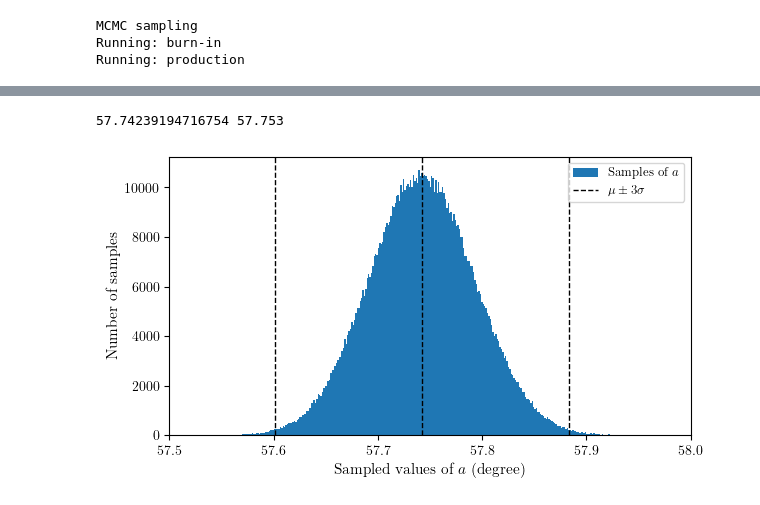
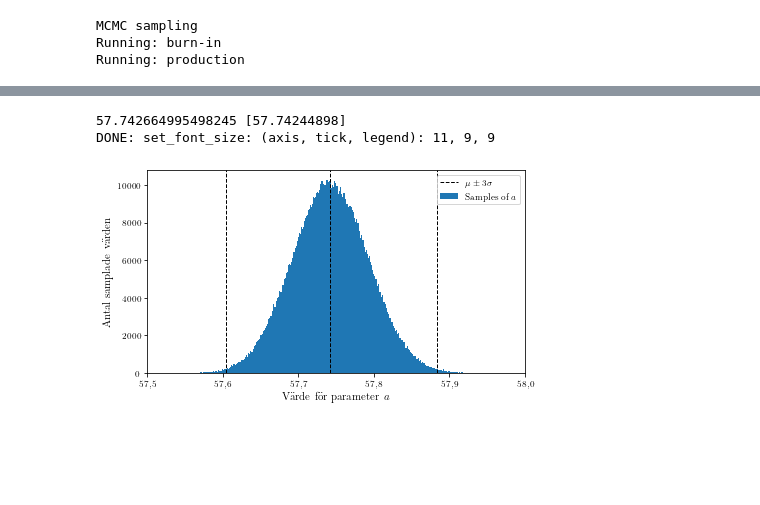
Before and after one commit to GottfridOlsson/Latitude-Measurements, a Jupyter notebook: bayesian_analysis.ipynb, the cells around one changed output, grey strips where cells are left out. Drawn from its saved outputs; the diff is of its cells as text; code cells hidden in the pictures; blank space fills up the shorter version.

```diff
--- a/bayesian_analysis.ipynb
+++ b/bayesian_analysis.ipynb
@@ -65,10 +66,11 @@ d_min, d_max = -190, 190 # d is number of days in shift
 c_mu, c_sigma = 365.25, 1.0 # c is number of days in a year
 d_mu, d_sigma = 11.0, 2.0 # d is number of days in shift
 
+day = day - np.ones_like(day) - 365
 # Check that raw data looks good
 plt.title("Raw data")
 plt.errorbar(day, measured_data, yerr=sigma, color='r', marker='o', linestyle='')
-plt.xlabel("Day $x$ from 2021-01-01")
+plt.xlabel("Day $x$ from 2022-01-01") #changed to 2022
 plt.ylabel("Measured angle $\\alpha$ (deg)")
 plt.grid()
 # %% [output]
@@ -144,10 +146,10 @@ def run_MCMC(starting_position_walkers, number_of_walkers, number_of_dimensions,
 # Preparations to run MCMC #
 
 data = [day, measured_data, sigma]
-initial_theta = np.array([57.7, 23.5, 365.25, 10]) #initial parameter guess to help MCMC be faster
+initial_theta = np.array([57.7, 23.4, 365.25, 10]) #initial parameter guess to help MCMC be faster
 
 number_of_walkers = 10
-number_of_burn_in_steps = 1500
+number_of_burn_in_steps = 1000
 number_of_production_steps = 100000
 number_of_dimensions = len(initial_theta)
 MCMC_filename = f"MCMC_walkers{number_of_walkers}_burninsteps{number_of_burn_in_steps}_productionsteps{number_of_production_steps}"
@@ -239,32 +244,33 @@ for i in range(number_of_dimensions):
     theta_MAP_plus_five_sigma.append(np.percentile(flat_samples[:,i], [99.9999426696856]))
     theta_MAP_minus_five_sigma.append(np.percentile(flat_samples[:,i], [100-99.9999426696856]))
 
-    string = "theta[%.0d]: %.3f (+%.3f \\\\ -%.3f) (+%.3f \\\\ -%.3f) (+%.3f \\\\ -%.3f) (+%.3f \\\\ -%.3f) (+%.3f \\\\ -%.3f)" % (i, theta_MAP[i], theta_MAP_plus_one_sigma[i]-theta_MAP[i], theta_MAP[i]-theta_MAP_minus_one_sigma[i], theta_MAP_plus_two_sigma[i]-theta_MAP[i], theta_MAP[i]-theta_MAP_minus_two_sigma[i], theta_MAP_plus_three_sigma[i]-theta_MAP[i], theta_MAP[i]-theta_MAP_minus_three_sigma[i], theta_MAP_plus_four_sigma[i]-theta_MAP[i], theta_MAP[i]-theta_MAP_minus_four_sigma[i], theta_MAP_plus_five_sigma[i]-theta_MAP[i], theta_MAP[i]-theta_MAP_minus_five_sigma[i])
+    string = "theta[%.0d]: \\num{%.3f}$ & $\\substack{+\\num{%.3f} \\\\ -\\num{%.3f}}$ & $\\substack{+\\num{%.3f} \\\\ -\\num{%.3f}}$ & $\\substack{+\\num{%.3f} \\\\ -\\num{%.3f}}$ & $\\substack{+\\num{%.3f} \\\\ -\\num{%.3f}}$ & $\\substack{+\\num{%.3f} \\\\ -\\num{%.3f}}$" % (i, theta_MAP[i], theta_MAP_plus_one_sigma[i]-theta_MAP[i], theta_MAP[i]-theta_MAP_minus_one_sigma[i], theta_MAP_plus_two_sigma[i]-theta_MAP[i], theta_MAP[i]-theta_MAP_minus_two_sigma[i], theta_MAP_plus_three_sigma[i]-theta_MAP[i], theta_MAP[i]-theta_MAP_minus_three_sigma[i], theta_MAP_plus_four_sigma[i]-theta_MAP[i], theta_MAP[i]-theta_MAP_minus_four_sigma[i], theta_MAP_plus_five_sigma[i]-theta_MAP[i], theta_MAP[i]-theta_MAP_minus_five_sigma[i])
     print(string)
 
 
 
 
-theta_MAP = [57.753, 23.495, 372.715, 22.830]
-days_linspace = np.linspace(365, 2*365)
+#theta_MAP = [57.753, 23.495, 372.715, 22.830]
+days_linspace = np.linspace(0, 365)
 fitted_curve_theta_MAP = calculate_fitted_curve(theta_MAP, days_linspace)
 fitted_curve_theta_MAP_plus_one_sigma  = calculate_fitted_curve(theta_MAP_plus_one_sigma, days_linspace)
 fitted_curve_theta_MAP_minus_one_sigma = calculate_fitted_curve(theta_MAP_minus_one_sigma, days_linspace)
 fitted_curve_theta_MAP_plus_five_sigma  = calculate_fitted_curve(theta_MAP_plus_five_sigma, days_linspace)
 fitted_curve_theta_MAP_minus_five_sigma = calculate_fitted_curve(theta_MAP_minus_five_sigma, days_linspace)
 
-fitted_curve_label = "Fitted curve from theta MAP\n$%.3f + %.3f\\cos\\left(\\frac{2\\pi}{%.3f}(x+%.3f)\\right)$" % (theta_MAP[0], theta_MAP[1], theta_MAP[2], theta_MAP[3])
+fitted_curve_label = "Kurvanpassning\n$%.3f + %.3f\\cos\\left(\\frac{2\\pi}{%.3f}(x+%.3f)\\right)$" % (theta_MAP[0], theta_MAP[1], theta_MAP[2], theta_MAP[3])
 
 #plt.title("Measured data compared to Bayesian analysis")
 #plt.rcParams['figure.figsize'] = (20/2.54, 11/2.54)
-plt.errorbar(day, measured_data, yerr=sigma, color='r', marker='o', markersize=5, linestyle='', label='Measured data')
+plt.errorbar(day, measured_data, yerr=sigma, color='r', marker='o', markersize=5, linestyle='', label='Uppmätt $\\beta$')
 plt.plot(days_linspace, fitted_curve_theta_MAP, color='b', label=fitted_curve_label)
-plt.plot(days_linspace, fitted_curve_theta_MAP_plus_five_sigma, color='k', alpha=0.75, label='Fitted curve, $+5\\sigma$')
-plt.plot(days_linspace, fitted_curve_theta_MAP_minus_five_sigma, color='k', alpha=0.75, label='Fitted curve, $-5\\sigma$')
-plt.xlabel("Day $x$ from 2021-01-01")
-plt.ylabel("Angle $\\beta$ (deg)")
+plt.plot(days_linspace, fitted_curve_theta_MAP_plus_five_sigma, color='k', alpha=0.75, label='Kurvanpassning, $+5\\sigma$')
+plt.plot(days_linspace, fitted_curve_theta_MAP_minus_five_sigma, color='k', alpha=0.75, label='Kurvanpassning, $-5\\sigma$')
+plt.xlabel("Dag $x$ från 2022-01-01")
+plt.ylabel("Vinkel $\\beta$ (grader)")
 plt.legend()
 plt.grid()
+set_font_size(11,9,9)
 #plt.xlim(480, 600)
 #plt.ylim(30, 50)
 plt.tight_layout()
@@ -279,28 +286,34 @@ theta[3]: 22.819 (+1.077 \\ -1.070) (+1.839 \\ -1.808) (+3.008 \\ -2.985) (+4.11
 # %%
 # Histogram of samples from MCMC #
+fig, ax = plt.subplots()
 a_samples = flat_samples[:,0]
 b_samples = flat_samples[:,1]
 print(np.mean(a_samples), theta_MAP[0])
 plt.rc('xtick', labelsize=10) #fontsize of the x tick labels
 plt.rc('ytick', labelsize=10) #fontsize of the y tick labels
 y_max = np.max(a_samples)
 #plt.title("Histogram of samples from MCMC")
 plt.hist(a_samples, 343, label="Samples of $a$")
 vlines = [np.mean(a_samples), theta_MAP_plus_three_sigma[0], theta_MAP_minus_three_sigma[0]]
 for i in range(len(vlines)):
     if i == 0:
         plt.axvline(vlines[i], color='k', linestyle='dashed', linewidth=1, label=f"$\\mu \\pm 3 \\sigma$")
     else:
         plt.axvline(vlines[i], color='k', linestyle='dashed', linewidth=1)
 #plt.hist(b_samples, 151, label="Samples of $b$")
-plt.xlabel("Sampled values of $a$ (degree)", fontsize=11)
-plt.ylabel("Number of samples", fontsize=11)
-plt.xlim(57.50, 58.00)
+plt.xlabel("Värde för parameter $a$")
+plt.ylabel("Antal samplade värden")
+plt.xlim(57.5, 58.0)
 plt.legend()
+#ax.yaxis.set_major_formatter(ticker.StrMethodFormatter('{x:#.2n}'))
+set_font_size(11,9,9)
 #plt.grid()
+xFormatString = '{:.1f}'
+ax.get_xaxis().set_major_formatter( matplotlib.ticker.FuncFormatter(lambda x, pos: xFormatString.format(x).replace('.', ',')) )
 plt.tight_layout()
-plt.savefig(f"MCMC figures/Histogram_a_samples_MCMC_100000productionsteps.pdf")
+plt.savefig(f"MCMC figures/Histogram_a_samples_MCMC_100000productionsteps_svenska.pdf")
 plt.show()
 # %% [output]
-57.74239194716754 57.753
+57.742664995498245 [57.74244898]
+DONE: set_font_size: (axis, tick, legend): 11, 9, 9
-[figure, old version]
+[figure, new version]
```
Also changed, not shown: parts of 5 cells of this notebook, 14 other files.
